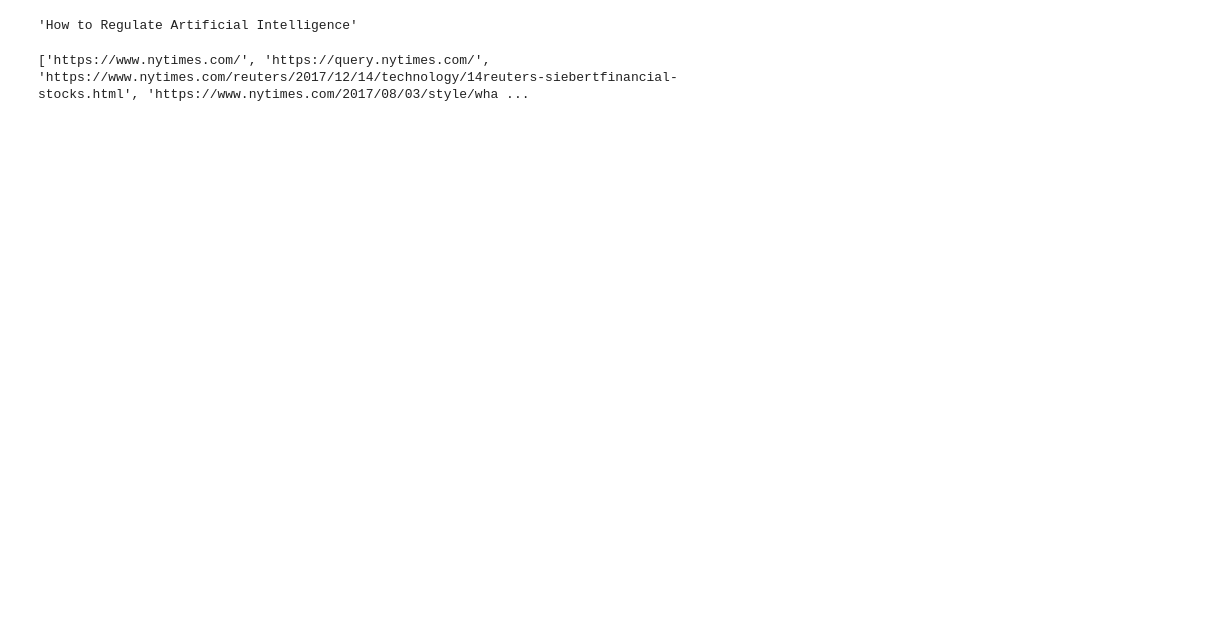
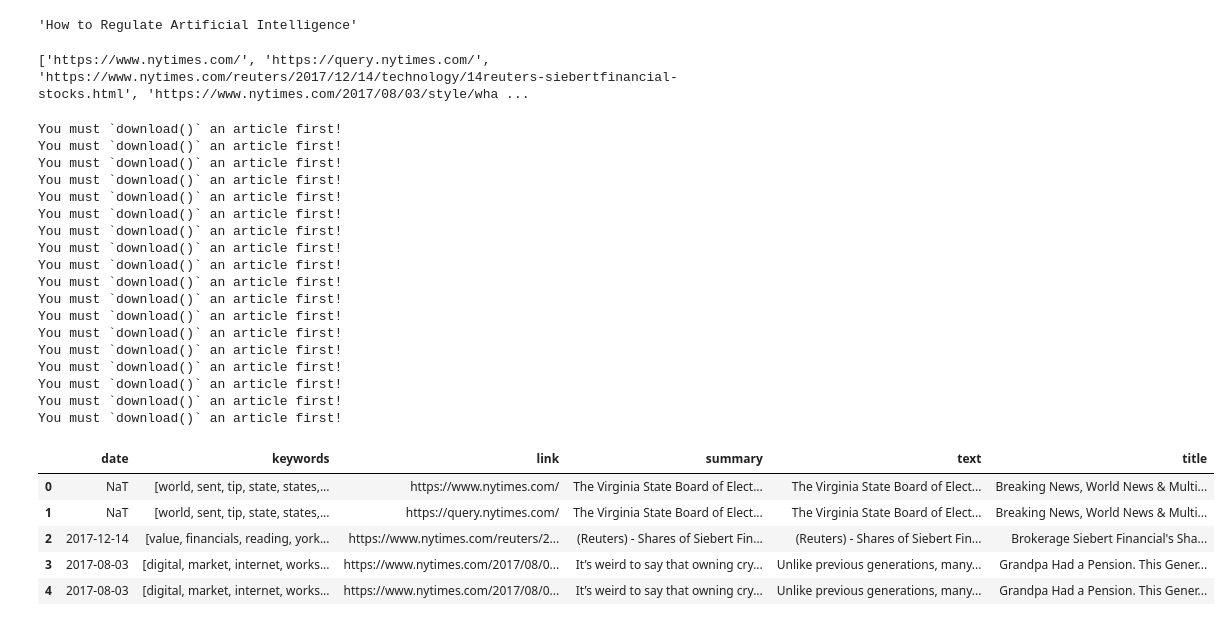
Before and after one commit to anaerobeth/ml-mastery, a Jupyter notebook: Analysis of Cryptocurrency News Articles.ipynb, the cells around one changed output. Drawn from its saved outputs; the diff is of its cells as text; code cells hidden in the pictures; blank space fills up the shorter version.

```diff
--- a/Analysis of Cryptocurrency News Articles.ipynb
+++ b/Analysis of Cryptocurrency News Articles.ipynb
@@ -38,3 +38,57 @@ import csv
 with open('nytimes-cryptocurrency-urls.csv', 'w') as file:
     wr = csv.writer(file, quoting=csv.QUOTE_ALL)
     wr.writerow(urls)
+# %%
+import numpy as np
+articles_info = []
+
+for link in urls:
+    article_dict = {}
+    article_dict["link"] = link
+    article = Article(link)
+    article.download()
+
+    try:
+        article.parse()
+        article_dict["text"] = article.text
+        article_dict["title"] = article.title
+        article_dict["date"] = article.publish_date
+        article.nlp()
+        article_dict["keywords"] = article.keywords
+        article_dict["summary"] = article.summary
+    except:
+        article_dict["text"] = np.nan
+        article_dict["title"] = np.nan
+        article_dict["date"] = np.nan
+        article_dict["keywords"] = np.nan
+        article_dict["summary"] = np.nan
+
+    articles_info.append(article_dict)
+
+corpus = pd.DataFrame(articles_info)
+corpus.head()
+# %% [output]
+You must `download()` an article first!
+You must `download()` an article first!
+You must `download()` an article first!
+You must `download()` an article first!
+You must `download()` an article first!
+You must `download()` an article first!
+You must `download()` an article first!
+You must `download()` an article first!
+You must `download()` an article first!
+You must `download()` an article first!
+You must `download()` an article first!
+You must `download()` an article first!
+You must `download()` an article first!
+You must `download()` an article first!
+You must `download()` an article first!
+You must `download()` an article first!
+You must `download()` an article first!
+You must `download()` an article first!
+|  | date | keywords | link | summary | text | title |
+| 0 | NaT | [world, sent, tip, state, states,... | https://www.nytimes.com/ | The Virginia State Board of Elect... | The Virginia State Board of Elect... | Breaking News, World News & Multi... |
+| 1 | NaT | [world, sent, tip, state, states,... | https://query.nytimes.com/ | The Virginia State Board of Elect... | The Virginia State Board of Elect... | Breaking News, World News & Multi... |
+| 2 | 2017-12-14 | [value, financials, reading, york... | https://www.nytimes.com/reuters/2... | (Reuters) - Shares of Siebert Fin... | (Reuters) - Shares of Siebert Fin... | Brokerage Siebert Financial's Sha... |
+| 3 | 2017-08-03 | [digital, market, internet, works... | https://www.nytimes.com/2017/08/0... | It’s weird to say that owning cry... | Unlike previous generations, many... | Grandpa Had a Pension. This Gener... |
+| 4 | 2017-08-03 | [digital, market, internet, works... | https://www.nytimes.com/2017/08/0... | It’s weird to say that owning cry... | Unlike previous generations, many... | Grandpa Had a Pension. This Gener... |
```
Also changed, not shown: parts of 3 cells of this notebook.
